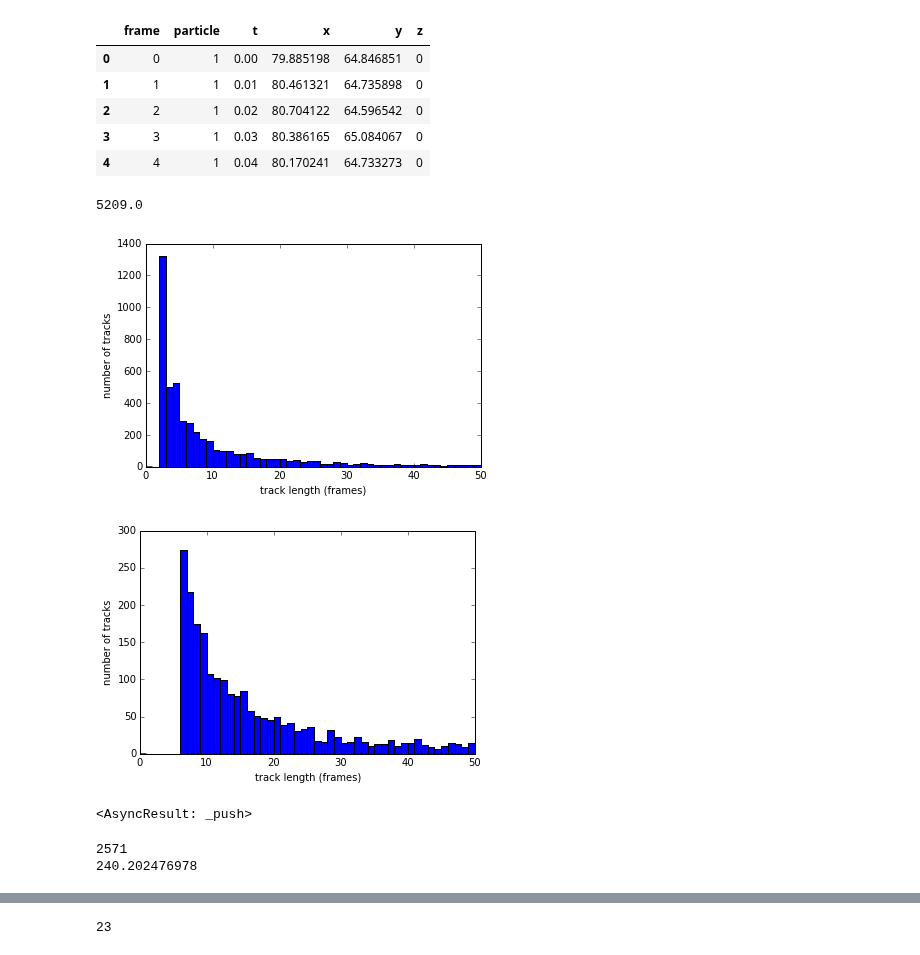
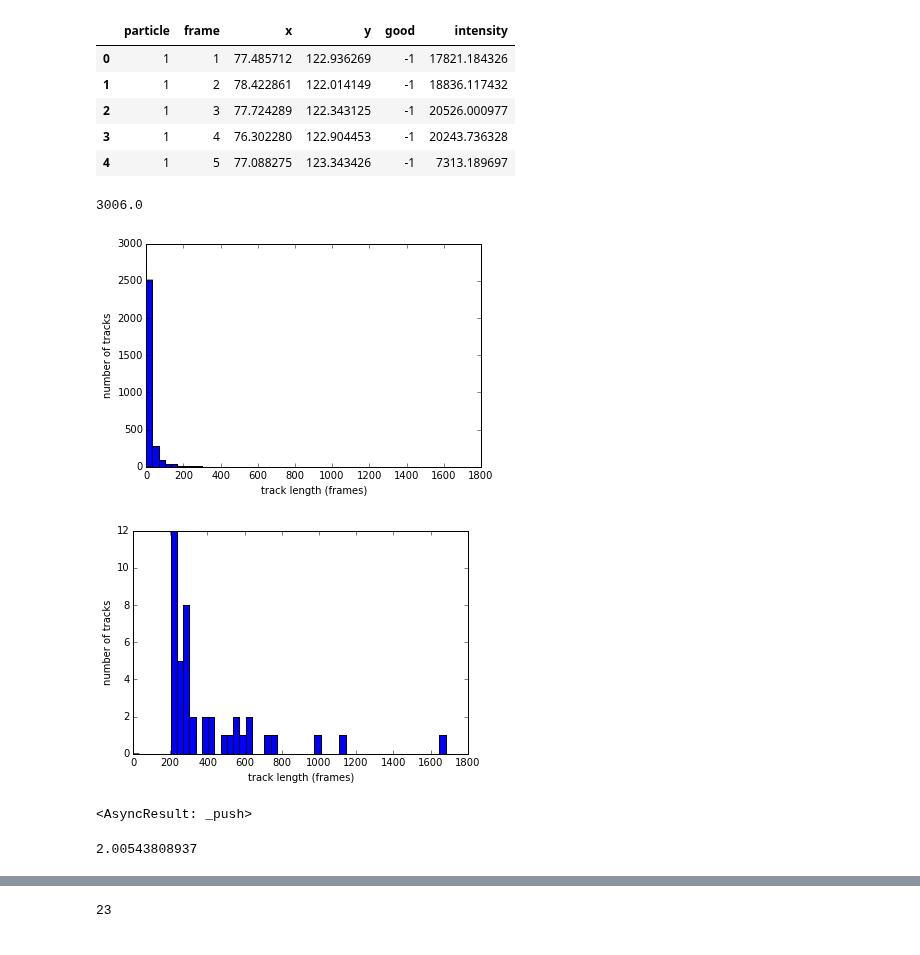
Before and after one commit to drmatthews/track_analysis, a Jupyter notebook: track_analysis_notebook.ipynb, the cells around one changed output, grey strips where cells are left out. Cells and saved outputs as stored; diff of their text form; code cells hidden in the pictures.

Commit message:
bit of tweaking to deal with returning lists and dataframes. also changed importer to deal with palmtracer

```diff
--- a/track_analysis_notebook.ipynb
+++ b/track_analysis_notebook.ipynb
@@ -9,48 +9,48 @@ import time
 import numpy as np
 # %%
 # import the tracks
-tracks = ta.ImportTracks("/Users/uqdmatt2/Desktop/sxgfpDKDCtlcell15at100HzAtto647N_Tracks.xml")
+tracks = ta.ImportTracks("/Users/uqdmatt2/Desktop/low after high1_MIA.trc",source='palmtracer')
 trajs = tracks.trajectories
 # %%
 # trajs is a Pandas DataFrame so calling "head()" shows the first few rows
 trajs.head()
 # %% [output]
-|  | frame | particle | t | x | y | z |
-| 0 | 0 | 1 | 0.00 | 79.885198 | 64.846851 | 0 |
-| 1 | 1 | 1 | 0.01 | 80.461321 | 64.735898 | 0 |
-| 2 | 2 | 1 | 0.02 | 80.704122 | 64.596542 | 0 |
-| 3 | 3 | 1 | 0.03 | 80.386165 | 65.084067 | 0 |
-| 4 | 4 | 1 | 0.04 | 80.170241 | 64.733273 | 0 |
+|  | particle | frame | x | y | good | intensity |
+| 0 | 1 | 1 | 77.485712 | 122.936269 | -1 | 17821.184326 |
+| 1 | 1 | 2 | 78.422861 | 122.014149 | -1 | 18836.117432 |
+| 2 | 1 | 3 | 77.724289 | 122.343125 | -1 | 20526.000977 |
+| 3 | 1 | 4 | 76.302280 | 122.904453 | -1 | 20243.736328 |
+| 4 | 1 | 5 | 77.088275 | 123.343426 | -1 | 7313.189697 |
 # %%
 # since it is a Pandas DataFrame it is possible to calculate statistics for any column
 trajs["particle"].max()
 # %% [output]
-5209.0
+3006.0
 # %%
 # use the "track_analysis" module to slice up the DataFrame
-trajs_reduced = ta.filter_by_duration(trajs,5)
+trajs_reduced = ta.filter_by_duration(trajs,200)
 
 # find track lengths --> returns a Python list of track lengths (frames)
 track_lengths = ta.track_lengths(trajs)
 
 # track lengths of subset
 track_lengths_subset = ta.track_lengths(trajs_reduced)
 
 # find the index of the longest track
 idx = track_lengths.index(max(track_lengths))
 longest = trajs[trajs["particle"] == idx]
 
 # plot a histogram of track lengths of the complete dataset
-plt.hist(track_lengths,bins=50,range=[0,50])
+plt.hist(track_lengths,bins=50,range=[0,max(track_lengths)])
 plt.xlabel("track length (frames)")
 plt.ylabel("number of tracks")
 plt.show()
 
 # plot a histogram of track lengths of the subset
-plt.hist(track_lengths_subset,bins=50,range=[0,50])
+plt.hist(track_lengths_subset,bins=50,range=[0,max(track_lengths_subset)])
 plt.xlabel("track length (frames)")
 plt.ylabel("number of tracks")
 plt.show()
 # %% [output]
-[figure, old version]
+[figure, new version]
-[figure, old version]
+[figure, new version]
@@ -94,29 +90,28 @@ dview.push(params)
 <AsyncResult: _push>
 # %%
 # execute the results
-#parallel
+# parallel
 # time it
 sp = time.time()
 
 # we need to work on the trajectories as a list of DataFrames rather than
 # one big collection
 traj_list = ta.trajs_to_list(trajs_reduced)
-print len(traj_list)
+
 # map the anonymous function to the view
-parallel_results = dview.map_sync(smss, traj_list)
+parallel_results = lview.map(smss, traj_list)
 print time.time() - sp
 
-#serial - to prove that parallel processing is faster
+# serial - to prove that parallel processing is faster
 # time it
 #ss = time.time()
 
 # just call the "imoments" function on the collection
 # all looping is done internally but sequentially
-#serial_results = ta.imoments(traj_reduced,0.1,1/tracks.frame_interval,max(trajs['t']))
+#serial_results = ta.imss(trajs_reduced,0.1,1/20.0e-3,6)
 #print time.time() - ss
 # %% [output]
-2571
-240.202476978
+2.00543808937
 # %%
 # retrieve the diffusion coefficients from the parallel results
 idiff = ta.diffusion_coefficients(parallel_results)
```
Also changed, not shown: parts of 4 cells of this notebook, 2 other files.
